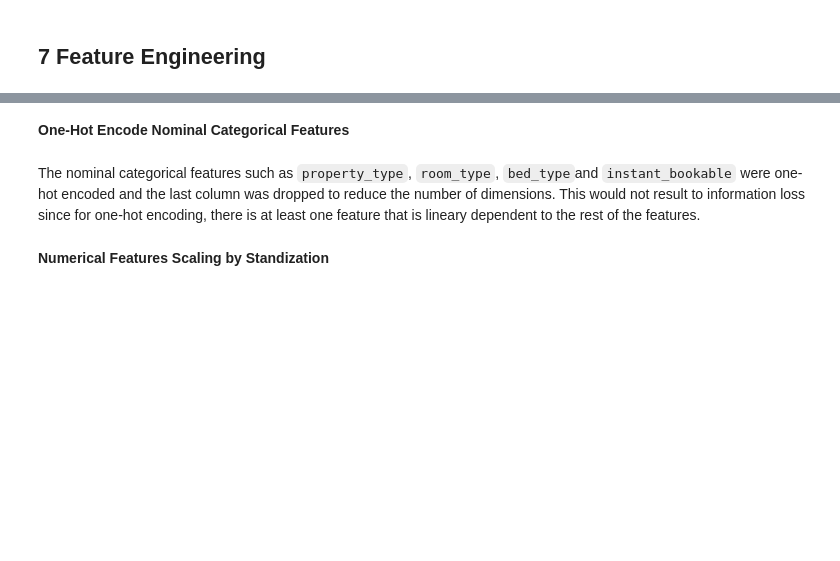
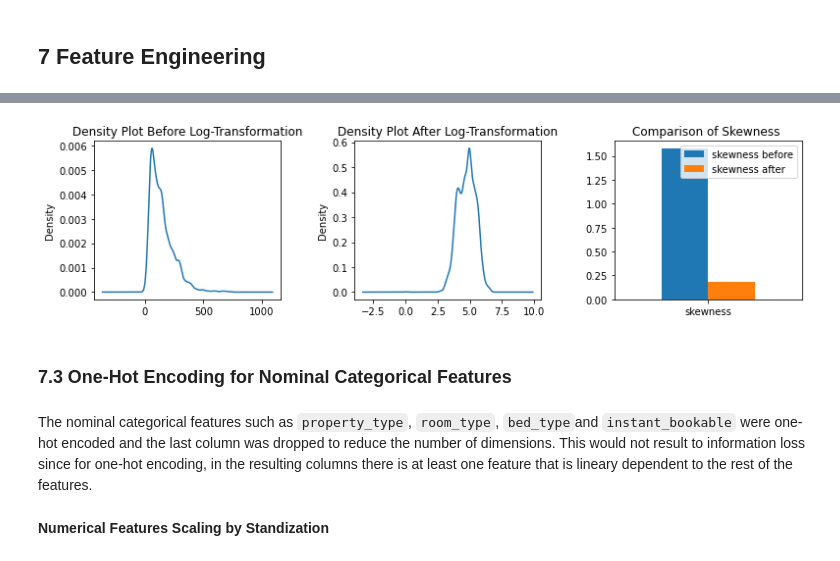
Before and after one commit to ralph-mattew/Exploring-Segmentation-of-Air-BnB-User-Base, a Jupyter notebook: clustering_08072020-Copy1_local_ralph.ipynb, the cells around one changed output, grey strips where cells are left out. Saved outputs shown, nothing was run; the diff lists cells and outputs as text; code cells hidden in the pictures; blank space fills up the shorter version.

```diff
--- a/clustering_08072020-Copy1_local_ralph.ipynb
+++ b/clustering_08072020-Copy1_local_ralph.ipynb
@@ -403,6 +408,40 @@ data2['log_price'].plot(kind='density', ax=ax2)
+# %%
+from scipy.stats import kurtosis, skew
+fig, (ax1, ax2, ax3) = plt.subplots(1, 3, figsize=(11,3))
+
+# Plots the distribution before log-transformation
+
+data2['price'].plot(kind='density', ax=ax1)
+ax1.set_title('Density Plot Before Log-Transformation')
+
+
+# Performs Log-Transformation
+
+data2['log_price'] = (data2['price'] + 1).transform(np.log)
+data2_ = data2.drop(columns='price')
+
+# Plots the distribution after log-transformation
+
+data2_['log_price'].plot(kind='density', ax=ax2)
+ax2.set_title('Density Plot After Log-Transformation')
+
+
+# Plots the skewness before and after  Log-transformation
+
+df = pd.DataFrame([skew(data2['price']), np.abs(skew(data2_['log_price']))]).T
+df.columns = ['skewness before', 'skewness after']
+df.plot(kind='bar', ax=ax3)
+ax3.set_xticklabels(labels=['skewness'], rotation='horizontal')
+ax3.set_title('Comparison of Skewness ')
+
+plt.tight_layout()
+
+data2.drop(columns='price', inplace=True)
+# %% [output]
+[figure, added]
 # %% [markdown]
-**One-Hot Encode Nominal Categorical Features**
+### 7.3 One-Hot Encoding for Nominal Categorical Features
 # %% [markdown]
-The nominal categorical features such as `property_type`, `room_type`, `bed_type`and `instant_bookable` were one-hot encoded and the last column was dropped to reduce the number of dimensions. This would not result to information loss since for one-hot encoding, there is at least one feature that is lineary dependent to the rest of the features.
+The nominal categorical features such as `property_type`, `room_type`, `bed_type`and `instant_bookable` were one-hot encoded and the last column was dropped to reduce the number of dimensions. This would not result to information loss since for one-hot encoding, in the resulting columns there is at least one feature that is lineary dependent to the rest of the features.
 # %%
 ## one-hot encode nominal categorical features
```
Also changed, not shown: parts of 72 cells of this notebook.
